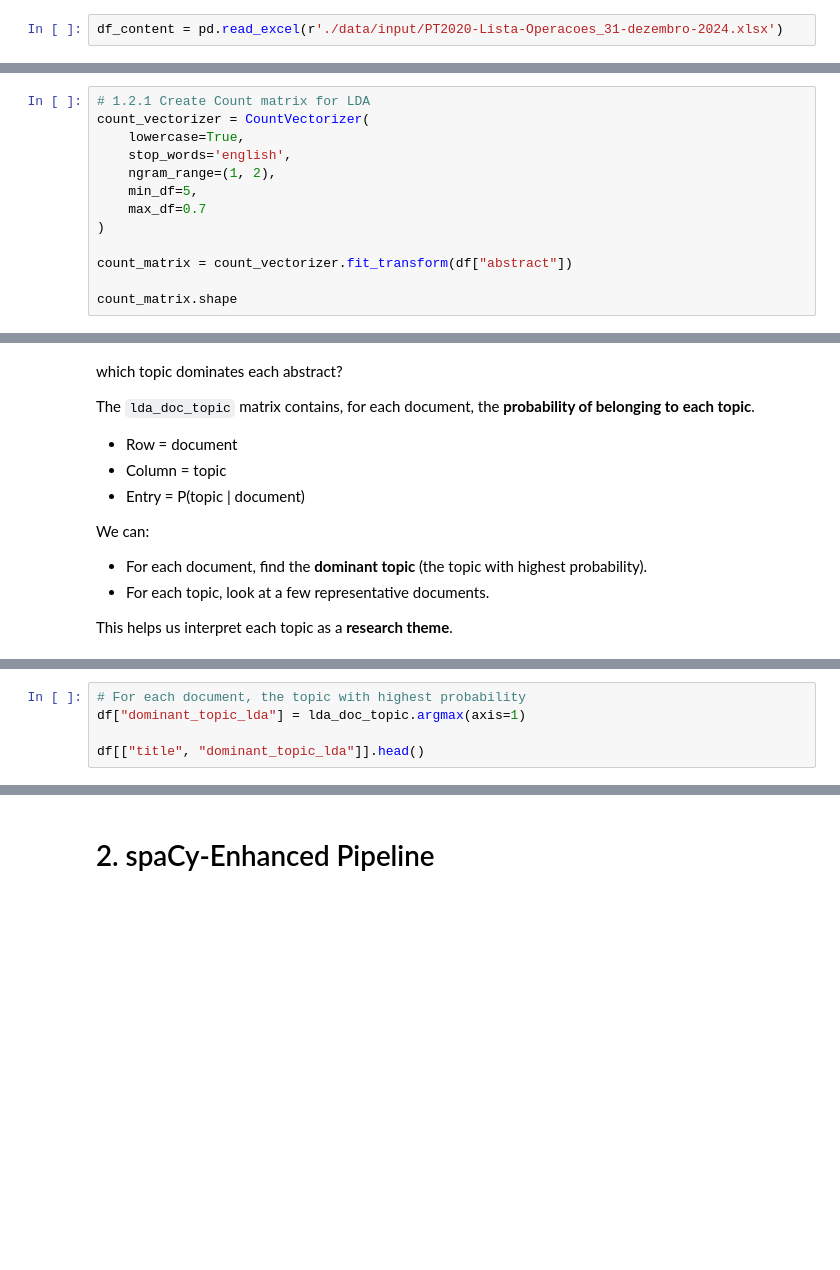
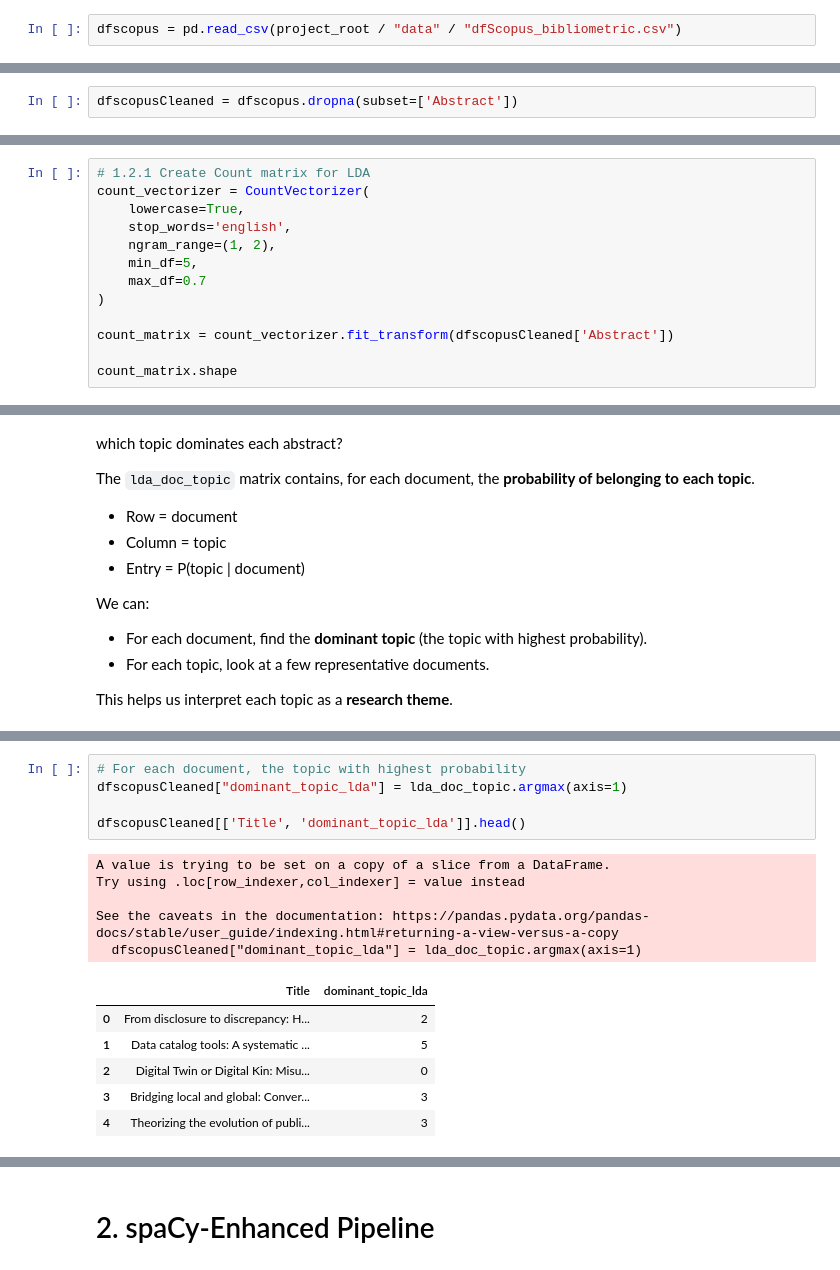
Before and after one commit to paulorlb/projICD, a Jupyter notebook: notebooks/ICD2526_N03_TextMining_PreProc_and_Modelling.ipynb, the cells around one changed output, grey strips where cells are left out. Drawn from its saved outputs; the diff is of its cells as text; blank space fills up the shorter version.

```diff
--- a/notebooks/ICD2526_N03_TextMining_PreProc_and_Modelling.ipynb
+++ b/notebooks/ICD2526_N03_TextMining_PreProc_and_Modelling.ipynb
@@ -70,4 +64,4 @@ Working directory set to: c:\Users\paulo\OneDrive\TRABALHO_SCRIPTS\textMining_v0
 # %% [markdown]
 # LOAD DATA
 # %%
-df_content = pd.read_excel(r'./data/input/PT2020-Lista-Operacoes_31-dezembro-2024.xlsx')
+dfscopus = pd.read_csv(project_root / "data" / "dfScopus_bibliometric.csv")
@@ -235,3 +238,5 @@ BoW → TF-IDF / Counts → LDA → interpret topics.
+# %%
+dfscopusCleaned = dfscopus.dropna(subset=['Abstract'])
 # %%
 # 1.1 Define a simple TF-IDF vectorizer with built-in preprocessing
 tfidf_vectorizer = TfidfVectorizer(
@@ -259,6 +266,6 @@ count_vectorizer = CountVectorizer(
     max_df=0.7
 )
 
-count_matrix = count_vectorizer.fit_transform(df["abstract"])
+count_matrix = count_vectorizer.fit_transform(dfscopusCleaned['Abstract'])
 
 count_matrix.shape
@@ -331,7 +369,19 @@ This helps us interpret each topic as a **research theme**.
 # %%
 # For each document, the topic with highest probability
-df["dominant_topic_lda"] = lda_doc_topic.argmax(axis=1)
+dfscopusCleaned["dominant_topic_lda"] = lda_doc_topic.argmax(axis=1)
 
-df[["title", "dominant_topic_lda"]].head()
+dfscopusCleaned[['Title', 'dominant_topic_lda']].head()
+# %% [output]
+A value is trying to be set on a copy of a slice from a DataFrame.
+Try using .loc[row_indexer,col_indexer] = value instead
+
+See the caveats in the documentation: https://pandas.pydata.org/pandas-docs/stable/user_guide/indexing.html#returning-a-view-versus-a-copy
+  dfscopusCleaned["dominant_topic_lda"] = lda_doc_topic.argmax(axis=1)
+|  | Title | dominant_topic_lda |
+| 0 | From disclosure to discrepancy: H... | 2 |
+| 1 | Data catalog tools: A systematic ... | 5 |
+| 2 | Digital Twin or Digital Kin: Misu... | 0 |
+| 3 | Bridging local and global: Conver... | 3 |
+| 4 | Theorizing the evolution of publi... | 3 |
 # %%
 def show_docs_for_topic(df, topic_id, n_docs=3):
```
Also changed, not shown: parts of 21 cells of this notebook.
